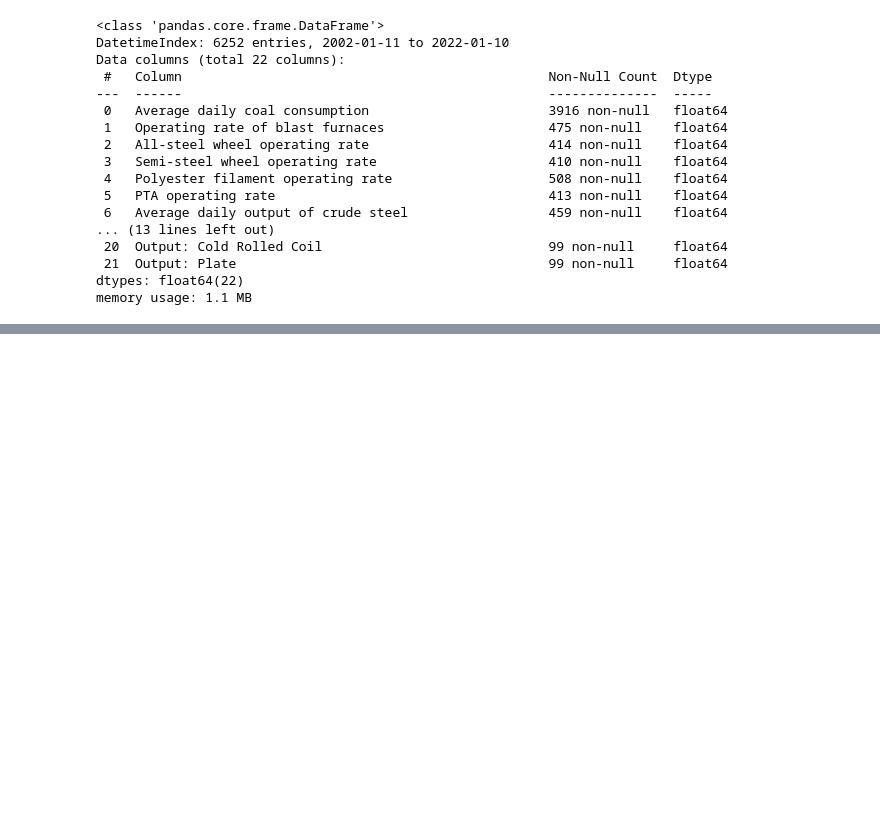
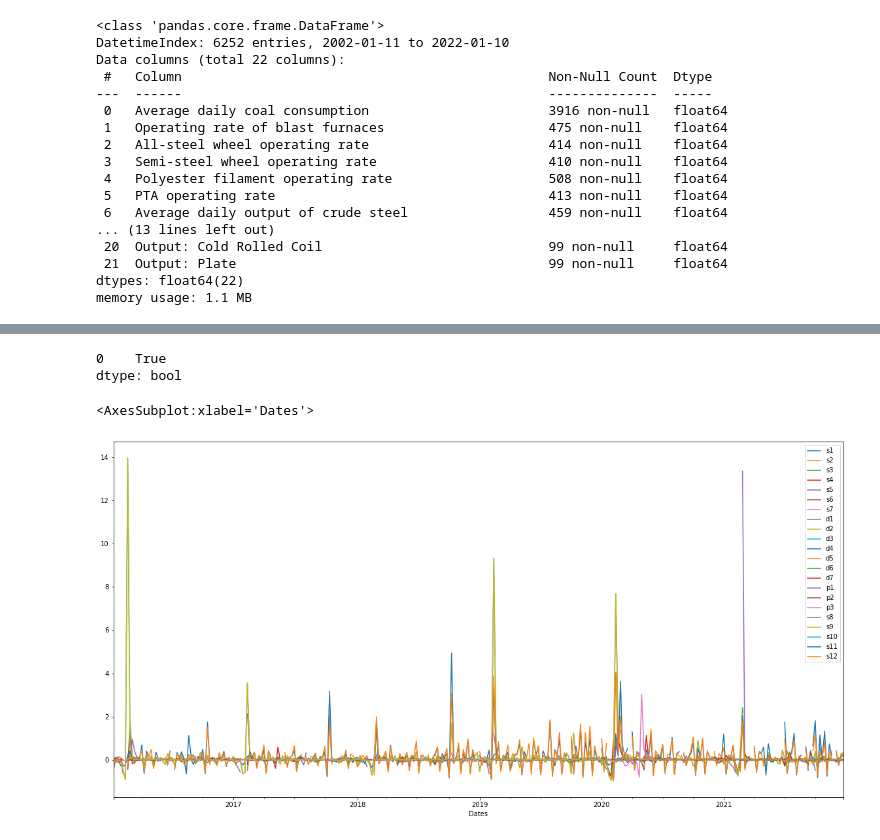
Before and after one commit to koueihei/Project-for-math-data-skills-YG, a Jupyter notebook: Data_and_code/datacleaning.ipynb, the cells around one changed output, grey strips where cells are left out. Drawn from its saved outputs; the diff is of its cells as text; code cells hidden in the pictures; blank space fills up the shorter version.

```diff
--- a/Data_and_code/datacleaning.ipynb
+++ b/Data_and_code/datacleaning.ipynb
@@ -44,0 +50,4 @@ data.rename(columns = indexing)
+# %%
+data1 = data.rename(columns = indexing)
+
+data2 = data1.resample('W').mean().loc['2016-01-01':'2021-12-31',:]
@@ -44,0 +78,11 @@ data.rename(columns = indexing)
+# %%
+pd.DataFrame(data=[1,2,3,4,5,np.nan]).isnull().any()
+# %% [output]
+0    True
+dtype: bool
+# %%
+data3 = data2.pct_change().dropna(how='all',axis=0).replace(to_replace=0, value=np.nan)
+data3.plot(figsize=(20,10))
+# %% [output]
+<AxesSubplot:xlabel='Dates'>
+[figure, added]
```
Also changed, not shown: parts of 7 cells of this notebook.
